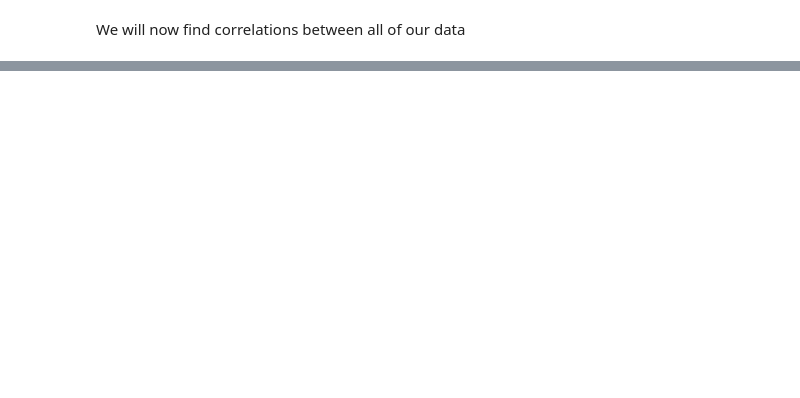
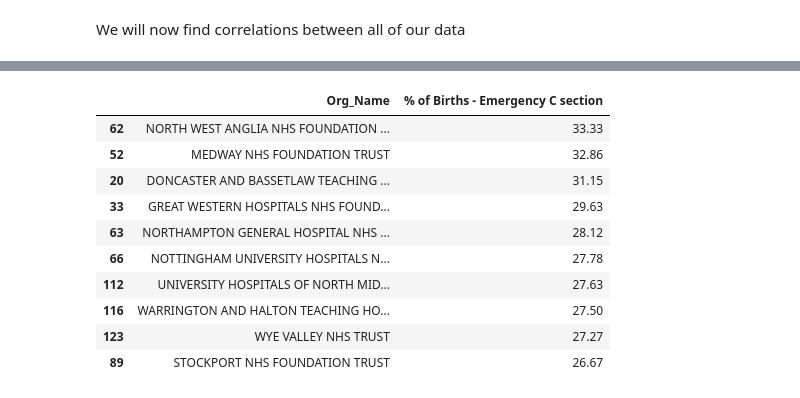
Before and after one commit to richardcornall/NHS-maternity-analysis, a Jupyter notebook: maternity analysis.ipynb, the cells around one changed output, grey strips where cells are left out. Cells and saved outputs as stored; diff of their text form; code cells hidden in the pictures; blank space fills up the shorter version.

```diff
--- a/maternity analysis.ipynb
+++ b/maternity analysis.ipynb
@@ -978,0 +1125,20 @@ strong multicollinearity or other numerical problems.
+# %%
+top_10_emergency_c_section = centraldf_no_outliers.sort_values(by='Measure_Emergency caesarean section', ascending=False).head(10)
+
+top_10_emergency_c_section = top_10_emergency_c_section[['Org_Name', 'Measure_Emergency caesarean section']]
+top_10_emergency_c_section.rename(columns={'Measure_Emergency caesarean section': '% of Births - Emergency C section'}, inplace=True)
+top_10_emergency_c_section.rename(columns={'Org_name': 'NHS Trust'}, inplace=True)
+
+top_10_emergency_c_section
+# %% [output]
+|  | Org_Name | % of Births - Emergency C section |
+| 62 | NORTH WEST ANGLIA NHS FOUNDATION ... | 33.33 |
+| 52 | MEDWAY NHS FOUNDATION TRUST | 32.86 |
+| 20 | DONCASTER AND BASSETLAW TEACHING ... | 31.15 |
+| 33 | GREAT WESTERN HOSPITALS NHS FOUND... | 29.63 |
+| 63 | NORTHAMPTON GENERAL HOSPITAL NHS ... | 28.12 |
+| 66 | NOTTINGHAM UNIVERSITY HOSPITALS N... | 27.78 |
+| 112 | UNIVERSITY HOSPITALS OF NORTH MID... | 27.63 |
+| 116 | WARRINGTON AND HALTON TEACHING HO... | 27.50 |
+| 123 | WYE VALLEY NHS TRUST | 27.27 |
+| 89 | STOCKPORT NHS FOUNDATION TRUST | 26.67 |
```
Also changed, not shown: parts of 48 cells of this notebook.
